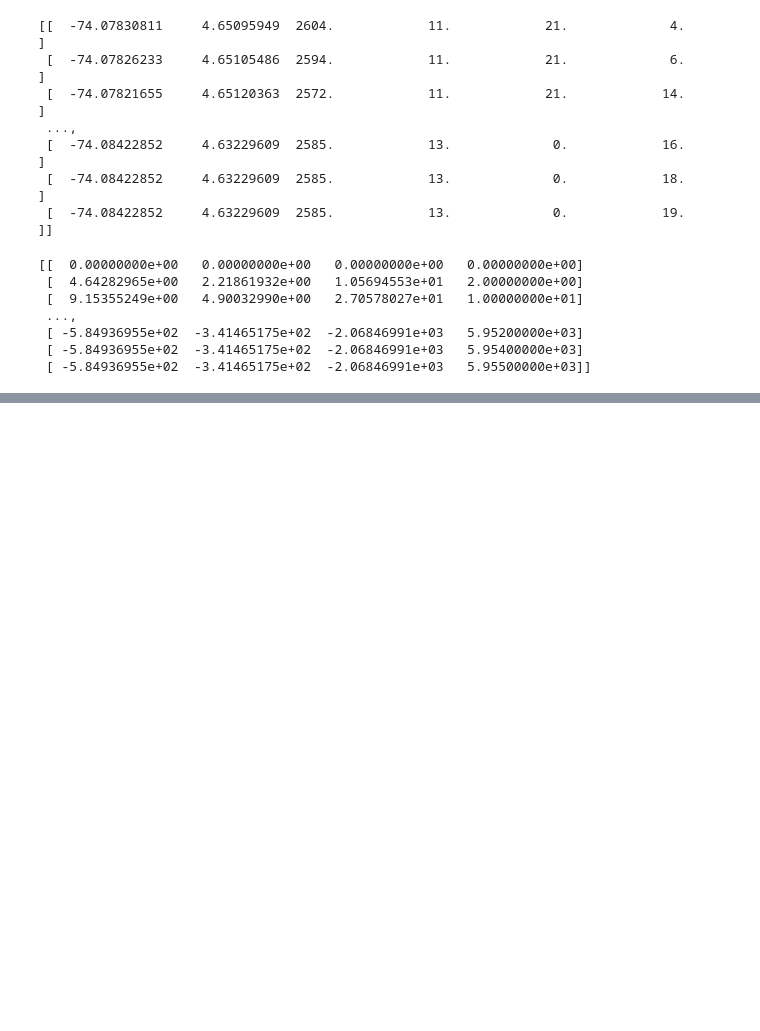
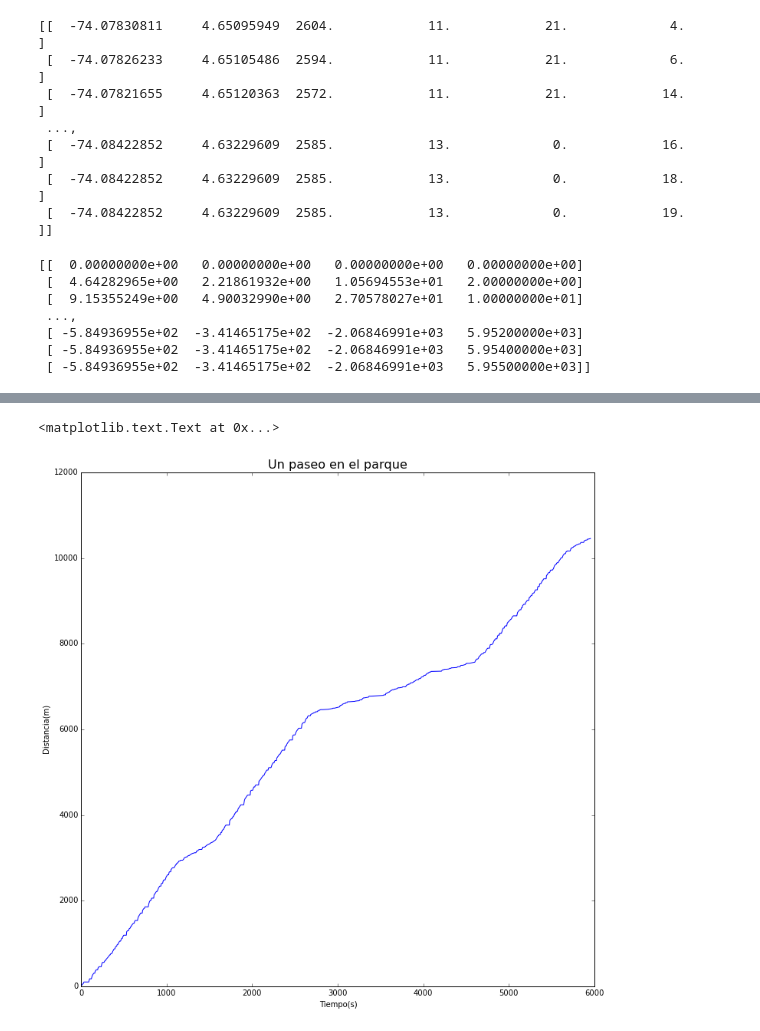
Before and after one commit to aricci10/MC, a Jupyter notebook: Talleres/Taller 6/GPS.ipynb, the cells around one changed output, grey strips where cells are left out. Saved outputs shown, nothing was run; the diff lists cells and outputs as text; code cells hidden in the pictures; blank space fills up the shorter version.

```diff
--- a/Talleres/Taller 6/GPS.ipynb
+++ b/Talleres/Taller 6/GPS.ipynb
@@ -61,0 +69,25 @@ print(dataBogo)
+# %%
+#Se define una función encargada de realizar la integral numérica. A esta le entra un arreglo de posiciones y tiempo, y devuelve el tiempo y la distancia..
+def Integral(arr):
+    datX=arr[:,0]
+    datY=arr[:,1]
+    tiem=arr[:,2]
+    datXdesp=roll(datX,1)
+    datYdesp=roll(datY,1)
+    datXf=datX-datXdesp
+    datYf=datY-datYdesp
+    datXf[0]=0
+    datYf[0]=0
+    distU=sqrt(datXf**2+datYf**2)
+    dist=cumsum(distU)
+    return dist,tiem
+#Se ejecuta la función con los datos de Bogotá. y se grafican
+distancia,t=(Integral(dataBogo))
+figure(figsize(12,12))
+plot(t,distancia)
+ylabel("Distancia(m)")
+xlabel("Tiempo(s)")
+title("Un paseo en el parque",size=16)
+# %% [output]
+<matplotlib.text.Text at 0x...>
+[figure, added]
```
Also changed, not shown: parts of 11 cells of this notebook.
